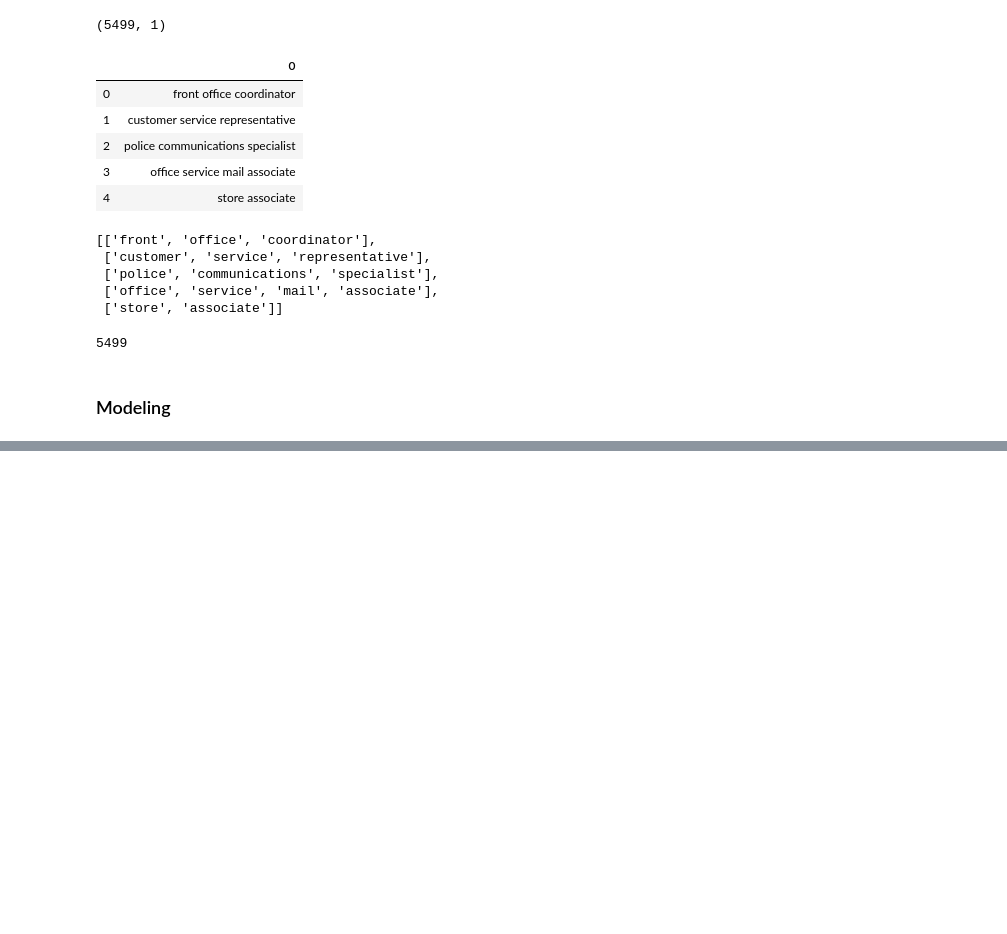
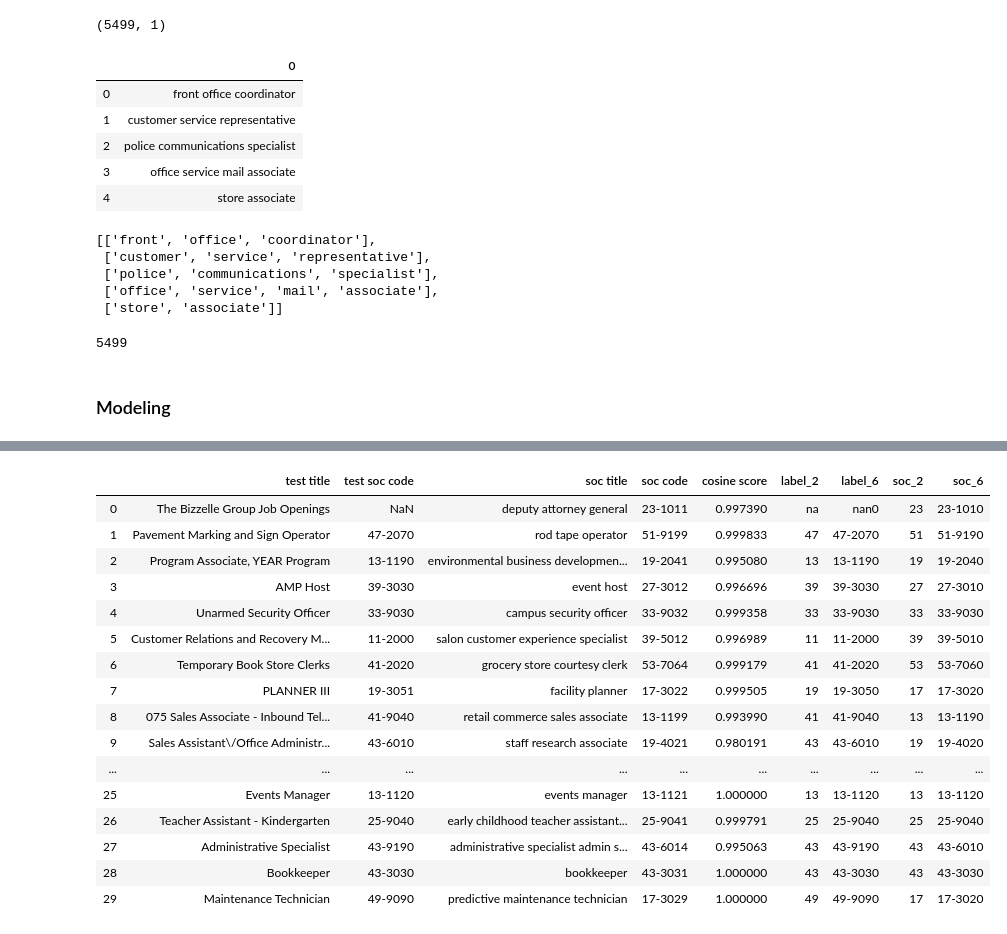
Before and after one commit to anilca-lab/FIS-capstone-project, a Jupyter notebook: Master_notebook.ipynb, the cells around one changed output, grey strips where cells are left out. Saved outputs shown, nothing was run; the diff lists cells and outputs as text; code cells hidden in the pictures; blank space fills up the shorter version.

```diff
--- a/Master_notebook.ipynb
+++ b/Master_notebook.ipynb
@@ -244,0 +509,8 @@ wv.most_similar('data')
+# %%
+df['label_2'] = [str(code)[0:2] for code in df['test soc code'] if code != None]
+# %%
+df['label_6'] = [str(code)[0:6]+'0' for code in df['test soc code'] if code != None]
+# %%
+df['soc_2'] = [str(code)[0:2] for code in df['soc code'] if code != None]
+# %%
+df['soc_6'] = [str(code)[0:6]+'0' for code in df['soc code'] if code != None]
@@ -244,0 +541,20 @@ wv.most_similar('data')
+# %%
+df[:30]
+# %% [output]
+|  | test title | test soc code | soc title | soc code | cosine score | label_2 | label_6 | soc_2 | soc_6 |
+| 0 | The Bizzelle Group Job Openings | NaN | deputy attorney general | 23-1011 | 0.997390 | na | nan0 | 23 | 23-1010 |
+| 1 | Pavement Marking and Sign Operator | 47-2070 | rod tape operator | 51-9199 | 0.999833 | 47 | 47-2070 | 51 | 51-9190 |
+| 2 | Program Associate, YEAR Program | 13-1190 | environmental business developmen... | 19-2041 | 0.995080 | 13 | 13-1190 | 19 | 19-2040 |
+| 3 | AMP Host | 39-3030 | event host | 27-3012 | 0.996696 | 39 | 39-3030 | 27 | 27-3010 |
+| 4 | Unarmed Security Officer | 33-9030 | campus security officer | 33-9032 | 0.999358 | 33 | 33-9030 | 33 | 33-9030 |
+| 5 | Customer Relations and Recovery M... | 11-2000 | salon customer experience specialist | 39-5012 | 0.996989 | 11 | 11-2000 | 39 | 39-5010 |
+| 6 | Temporary Book Store Clerks | 41-2020 | grocery store courtesy clerk | 53-7064 | 0.999179 | 41 | 41-2020 | 53 | 53-7060 |
+| 7 | PLANNER III | 19-3051 | facility planner | 17-3022 | 0.999505 | 19 | 19-3050 | 17 | 17-3020 |
+| 8 | 075 Sales Associate - Inbound Tel... | 41-9040 | retail commerce sales associate | 13-1199 | 0.993990 | 41 | 41-9040 | 13 | 13-1190 |
+| 9 | Sales Assistant\/Office Administr... | 43-6010 | staff research associate | 19-4021 | 0.980191 | 43 | 43-6010 | 19 | 19-4020 |
+| ... | ... | ... | ... | ... | ... | ... | ... | ... | ... |
+| 25 | Events Manager | 13-1120 | events manager | 13-1121 | 1.000000 | 13 | 13-1120 | 13 | 13-1120 |
+| 26 | Teacher Assistant - Kindergarten | 25-9040 | early childhood teacher assistant... | 25-9041 | 0.999791 | 25 | 25-9040 | 25 | 25-9040 |
+| 27 | Administrative Specialist | 43-9190 | administrative specialist admin s... | 43-6014 | 0.995063 | 43 | 43-9190 | 43 | 43-6010 |
+| 28 | Bookkeeper | 43-3030 | bookkeeper | 43-3031 | 1.000000 | 43 | 43-3030 | 43 | 43-3030 |
+| 29 | Maintenance Technician | 49-9090 | predictive maintenance technician | 17-3029 | 1.000000 | 49 | 49-9090 | 17 | 17-3020 |
```
Also changed, not shown: parts of 65 cells of this notebook, 2 other files.
